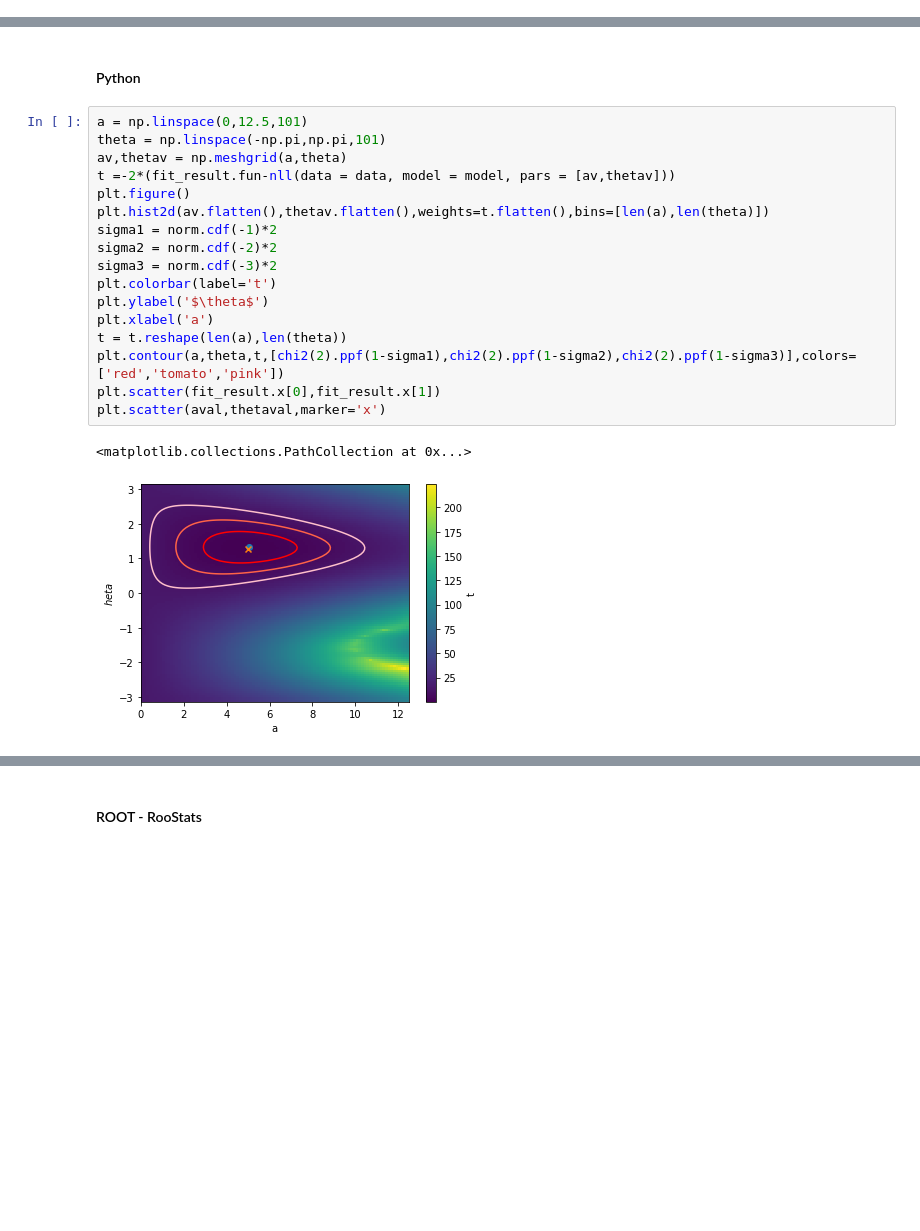
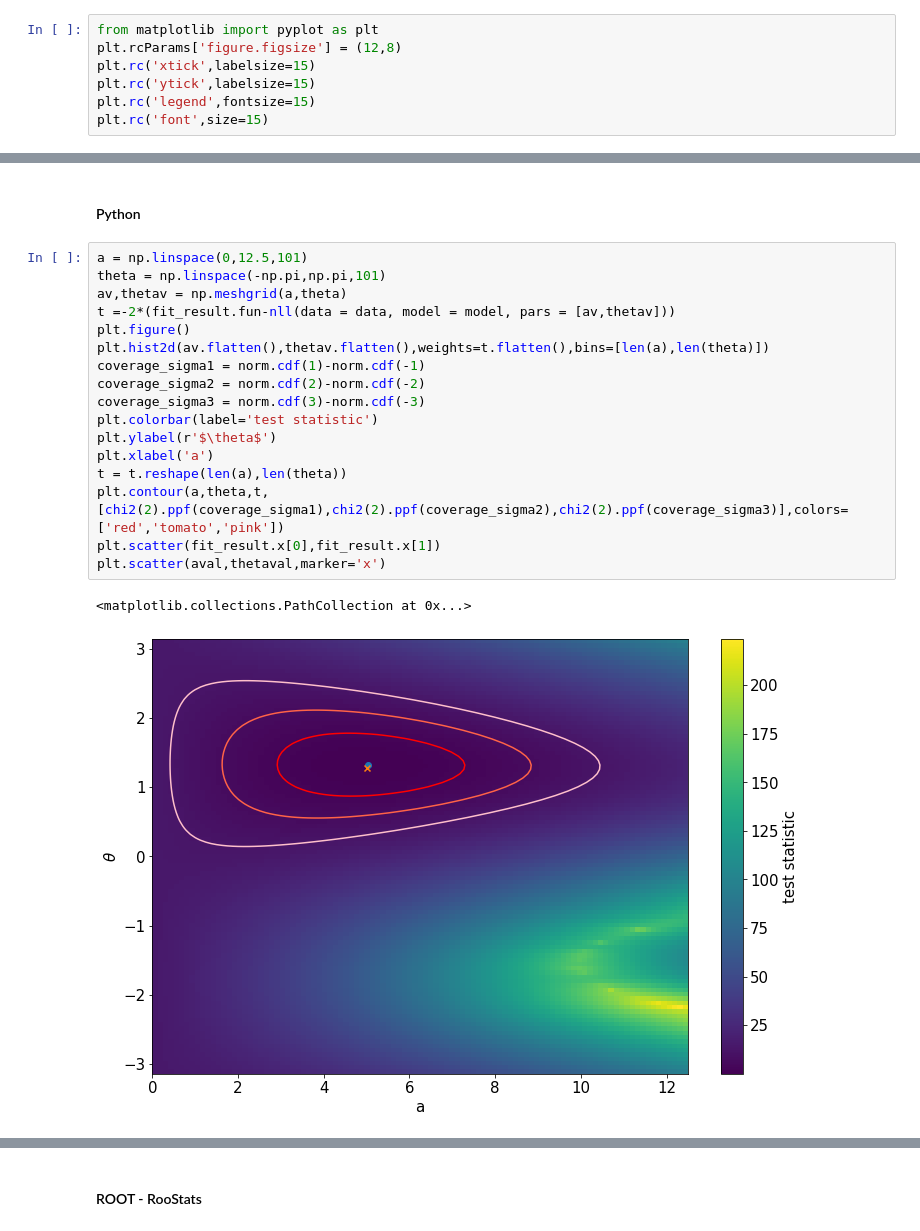
Before and after one commit to amerli90/LecturesMAD22-23, a Jupyter notebook: Toys_ResonanceInterference.ipynb, the cells around one changed output, grey strips where cells are left out. Drawn from its saved outputs; the diff is of its cells as text; blank space fills up the shorter version.

```diff
--- a/Toys_ResonanceInterference.ipynb
+++ b/Toys_ResonanceInterference.ipynb
@@ -7,6 +7,13 @@
 \left|\langle<f|i>\right|^2 = \left| 1 + \frac{a e^{i\theta}}{ (m^2-m_0^2)-i m_0\Gamma}\right|^2
 \end{equation}
 where $i$ ($f$) is the initial (final) state, $a$ ($\theta$) is the relative magnitude (phase) of the resonant amplitude with respect to the non-resonant, $m_0$ ($\Gamma$) is the mass (width) of the resonance
+# %%
+from matplotlib import pyplot as plt
+plt.rcParams['figure.figsize'] = (12,8)
+plt.rc('xtick',labelsize=15)
+plt.rc('ytick',labelsize=15)
+plt.rc('legend',fontsize=15)
+plt.rc('font',size=15)
 # %% [markdown]
 #### Python
 # %%
@@ -296,23 +305,23 @@ Observables:             RooArgSet:: = (x)
 # %%
 a = np.linspace(0,12.5,101)
 theta = np.linspace(-np.pi,np.pi,101)
 av,thetav = np.meshgrid(a,theta)
 t =-2*(fit_result.fun-nll(data = data, model = model, pars = [av,thetav]))
 plt.figure()
 plt.hist2d(av.flatten(),thetav.flatten(),weights=t.flatten(),bins=[len(a),len(theta)])
-sigma1 = norm.cdf(-1)*2
-sigma2 = norm.cdf(-2)*2
-sigma3 = norm.cdf(-3)*2
-plt.colorbar(label='t')
-plt.ylabel('$\theta$')
+coverage_sigma1 = norm.cdf(1)-norm.cdf(-1)
+coverage_sigma2 = norm.cdf(2)-norm.cdf(-2)
+coverage_sigma3 = norm.cdf(3)-norm.cdf(-3)
+plt.colorbar(label='test statistic')
+plt.ylabel(r'$\theta$')
 plt.xlabel('a')
 t = t.reshape(len(a),len(theta))
-plt.contour(a,theta,t,[chi2(2).ppf(1-sigma1),chi2(2).ppf(1-sigma2),chi2(2).ppf(1-sigma3)],colors=['red','tomato','pink'])
+plt.contour(a,theta,t,[chi2(2).ppf(coverage_sigma1),chi2(2).ppf(coverage_sigma2),chi2(2).ppf(coverage_sigma3)],colors=['red','tomato','pink'])
 plt.scatter(fit_result.x[0],fit_result.x[1])
 plt.scatter(aval,thetaval,marker='x')
 # %% [output]
 <matplotlib.collections.PathCollection at 0x...>
-[figure, old version]
+[figure, new version]
 # %%
 a = np.linspace(0,12.5,1001)
 t = []
```
Also changed, not shown: parts of 5 cells of this notebook.
